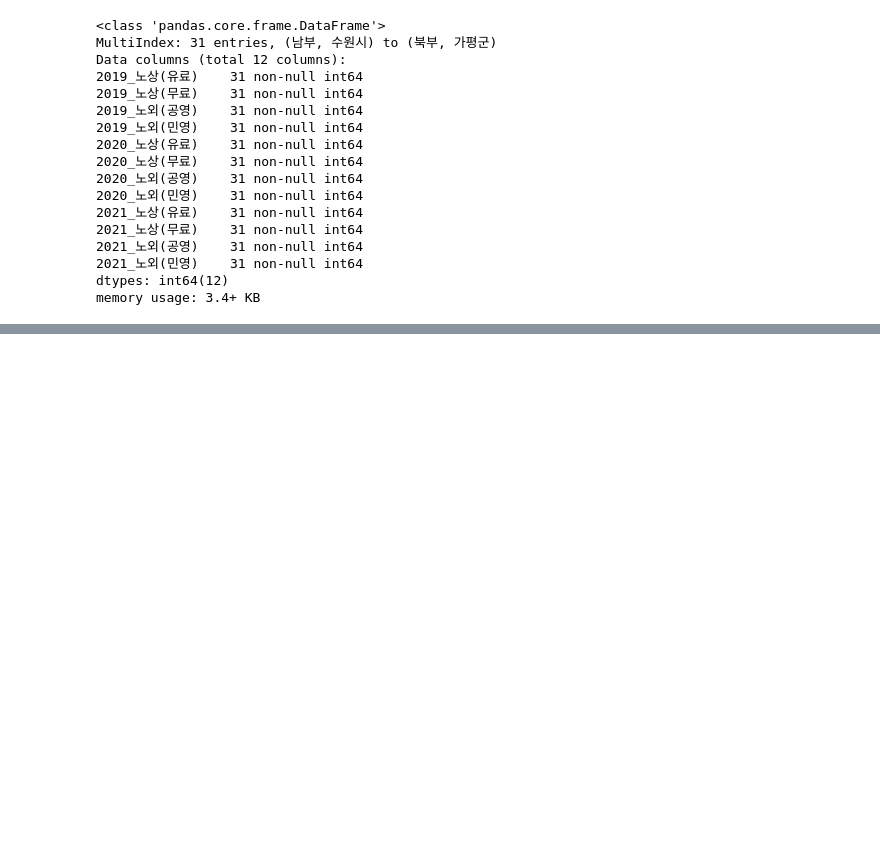
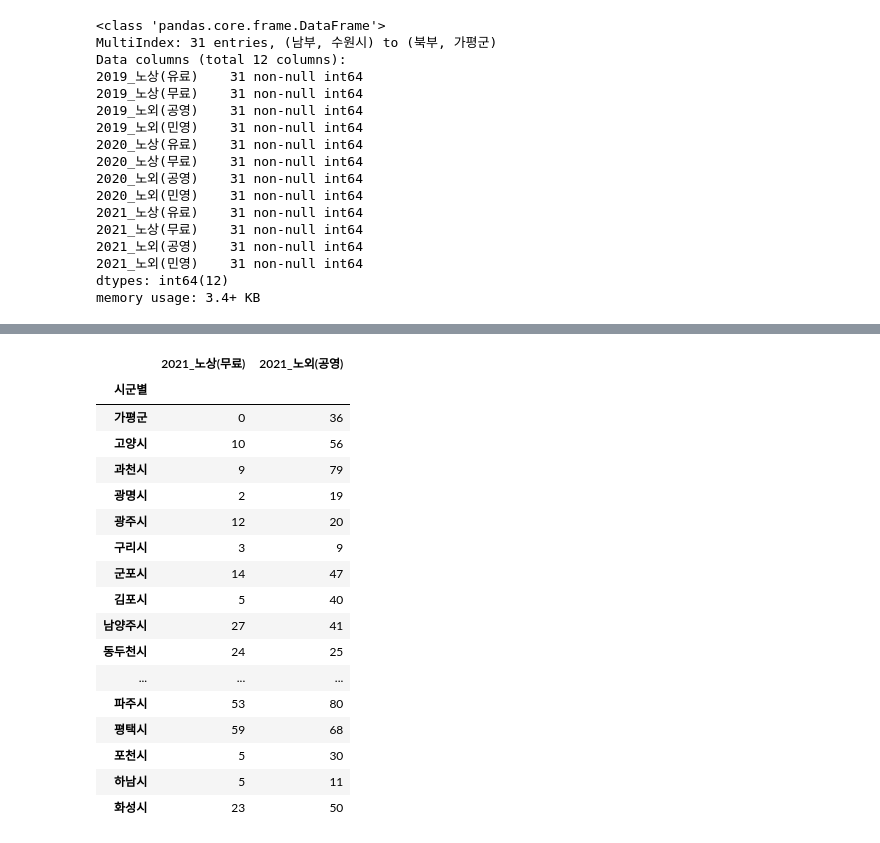
Before and after one commit to SANGHEEZZANG/GGpark, a Jupyter notebook: 경기도주차장수.ipynb, the cells around one changed output, grey strips where cells are left out. Cells and saved outputs as stored; diff of their text form; code cells hidden in the pictures; blank space fills up the shorter version.

```diff
--- a/경기도주차장수.ipynb
+++ b/경기도주차장수.ipynb
@@ -271,0 +293,21 @@ df7.to_csv('ggpark2.csv',encoding='cp949')
+# %%
+df7.groupby(level="시군별")[['2021_노상(무료)','2021_노외(공영)']].sum()
+# %% [output]
+|  | 2021_노상(무료) | 2021_노외(공영) |
+| 시군별 |  |  |
+| 가평군 | 0 | 36 |
+| 고양시 | 10 | 56 |
+| 과천시 | 9 | 79 |
+| 광명시 | 2 | 19 |
+| 광주시 | 12 | 20 |
+| 구리시 | 3 | 9 |
+| 군포시 | 14 | 47 |
+| 김포시 | 5 | 40 |
+| 남양주시 | 27 | 41 |
+| 동두천시 | 24 | 25 |
+| ... | ... | ... |
+| 파주시 | 53 | 80 |
+| 평택시 | 59 | 68 |
+| 포천시 | 5 | 30 |
+| 하남시 | 5 | 11 |
+| 화성시 | 23 | 50 |
```
Also changed, not shown: parts of 25 cells of this notebook.
